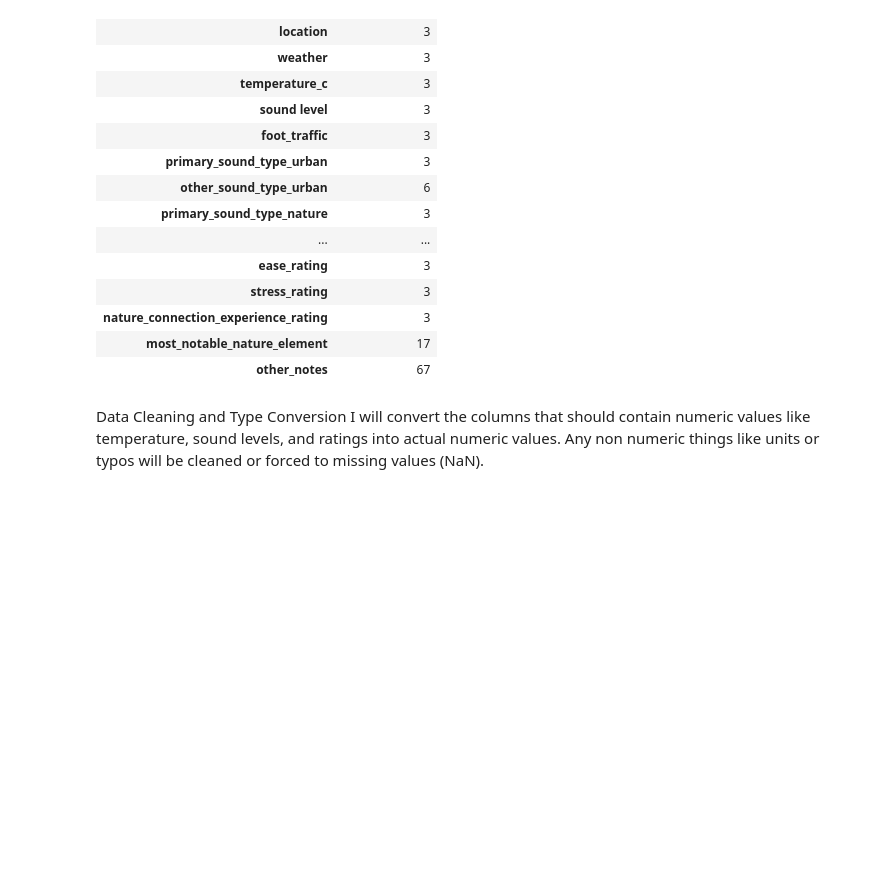
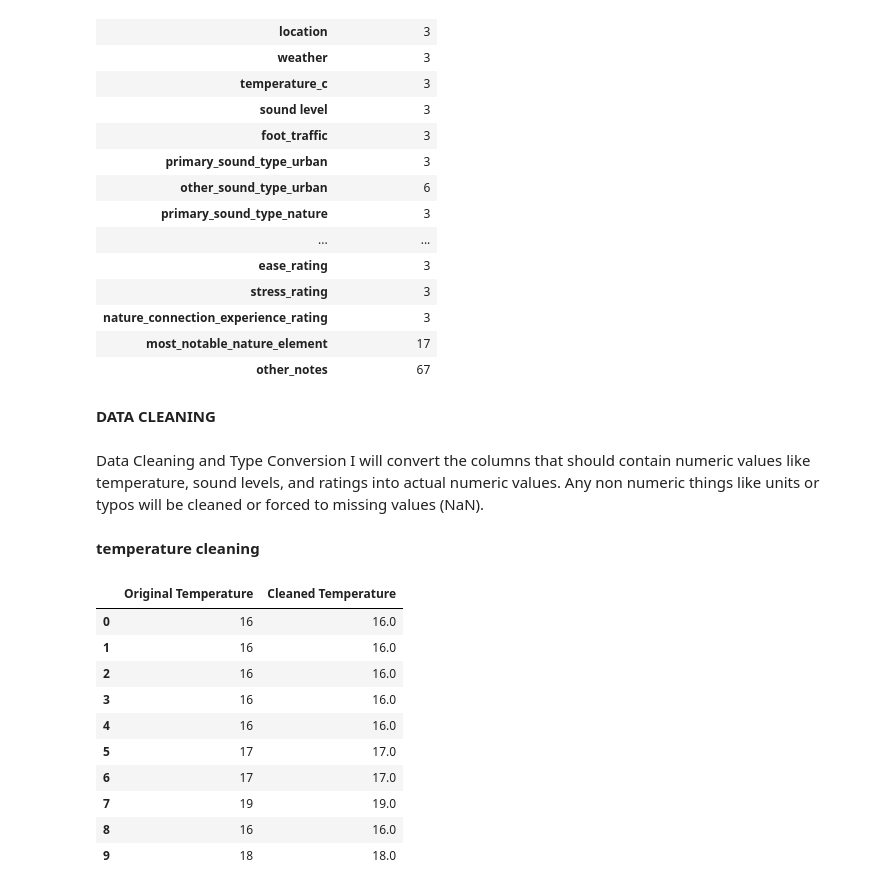
Before and after one commit to DanielMaku/ML-PythonColabProject, a Jupyter notebook: campus_dataset_project.ipynb, the cells around one changed output. Drawn from its saved outputs; the diff is of its cells as text; code cells hidden in the pictures; blank space fills up the shorter version.

```diff
--- a/campus_dataset_project.ipynb
+++ b/campus_dataset_project.ipynb
@@ -100,6 +100,9 @@ display(df.isnull().sum().to_frame(name='Missing Values'))
 | nature_connection_experience_rating | 3 |
 | most_notable_nature_element | 17 |
 | other_notes | 67 |
+# %% [markdown]
+
+**DATA CLEANING**
 # %% [markdown]
 Data Cleaning and Type Conversion
 I will convert the columns that should contain numeric values like temperature, sound levels, and ratings into actual numeric values. Any non numeric things like units or typos will be cleaned or forced to missing values (NaN).
@@ -116,3 +119,32 @@ numeric_cols = [
     'stress_rating',
     'nature_connection_experience_rating'
 ]
+# %% [markdown]
+**temperature cleaning**
+# %%
+# 1. Clean and convert 'temperature_c'
+df_clean = df.copy()
+
+# Convert to string, strip whitespace, remove any non-numeric characters (like 'C' or '°'), and convert to float
+df_clean['temperature_c'] = pd.to_numeric(
+    df_clean['temperature_c'].astype(str).str.replace(r'[^0-9.-]', '', regex=True),
+    errors='coerce'
+)
+
+# Display the cleaned values alongside the original ones to verify
+display(pd.DataFrame({
+    'Original Temperature': df['temperature_c'],
+    'Cleaned Temperature': df_clean['temperature_c']
+}).head(10))
+# %% [output]
+|  | Original Temperature | Cleaned Temperature |
+| 0 | 16 | 16.0 |
+| 1 | 16 | 16.0 |
+| 2 | 16 | 16.0 |
+| 3 | 16 | 16.0 |
+| 4 | 16 | 16.0 |
+| 5 | 17 | 17.0 |
+| 6 | 17 | 17.0 |
+| 7 | 19 | 19.0 |
+| 8 | 16 | 16.0 |
+| 9 | 18 | 18.0 |
```
Also changed, not shown: parts of 9 cells of this notebook.
